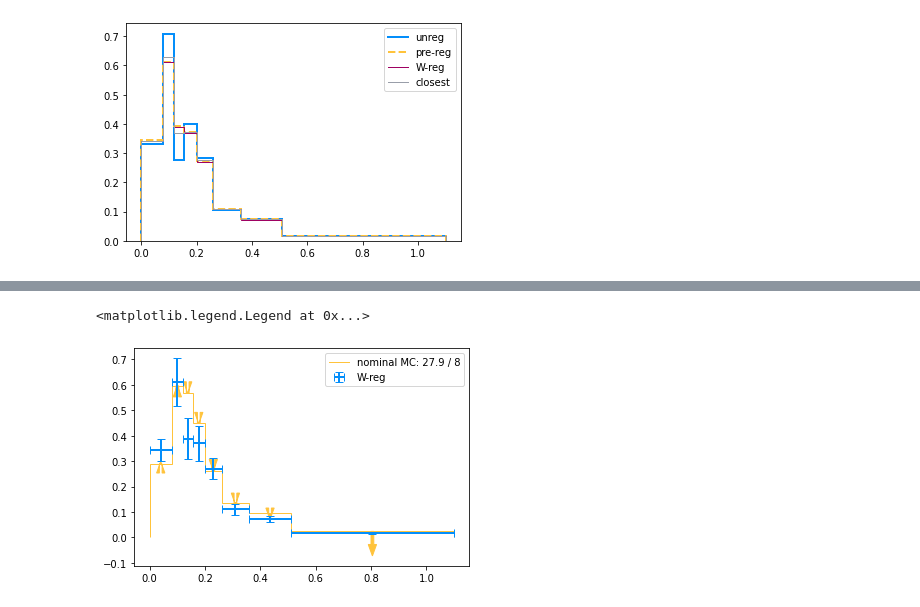
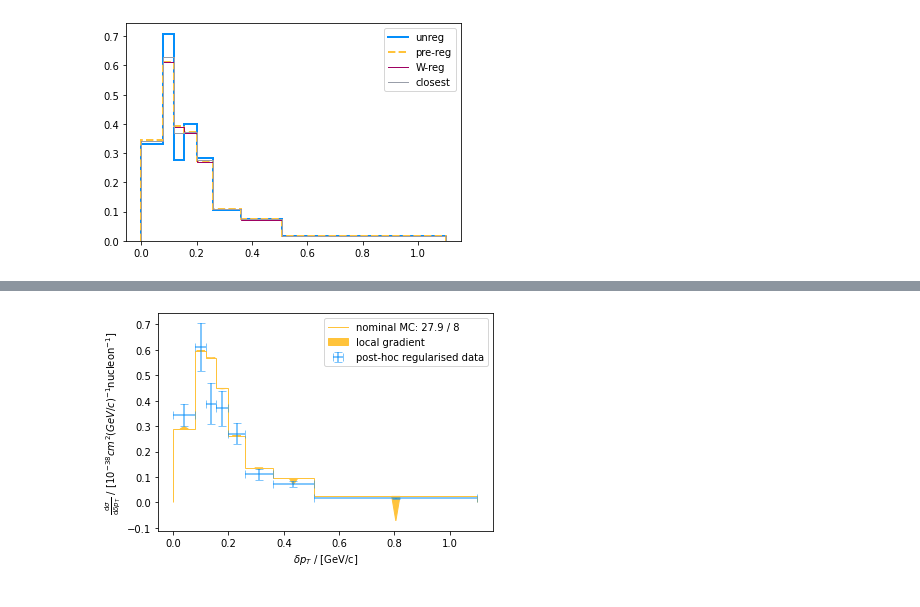
Before and after one commit to ast0815/regularisation, a Jupyter notebook: T2K_dpT.ipynb, the cells around one changed output, grey strips where cells are left out. Cells and saved outputs as stored; diff of their text form; code cells hidden in the pictures.

```diff
--- a/T2K_dpT.ipynb
+++ b/T2K_dpT.ipynb
@@ -98,7 +97,7 @@ plt.colorbar()
 [figure]
 # %%
 for x, tau in zip(regularised_list, tau_list):
-    plt.stairs(x, bins, label=fr"$\tau = {tau:3.1f}$")
+    plt.stairs(x, bins, label=rf"$\tau = {tau:3.1f}$")
 plt.stairs(*pre_regularised_h, label="pre-reg", linewidth=2, linestyle="dashed")
 plt.legend(ncol=2)
 # %% [output]
@@ -116,7 +115,7 @@ plt.plot(bias, jaggedness)
 plt.xlabel("bias")
 plt.ylabel("jaggedness")
 for x, y, tau in zip(bias, jaggedness, tau_list):
-    plt.annotate(fr"$\tau = {tau:.1f}$", (x, y))
+    plt.annotate(rf"$\tau = {tau:.1f}$", (x, y))
 # %% [output]
 [figure]
 # %%
@@ -163,7 +162,8 @@ plt.plot(bias, jaggedness, label="M distance$^2$")
 plt.plot(dist, jaggedness, label="W distance$^2$")
 plt.legend()
 plt.xlabel("bias")
-plt.ylabel("jaggedness")
+plt.ylabel(r"${\hat\theta}'^T Q_{1m} {\hat\theta}'$")
 for x, y, tau in zip(dist, jaggedness, tau_list):
-    plt.annotate(fr"$\tau = {tau:.1f}$", (x, y))
+    plt.annotate(rf"$\tau = {tau:.1f}$", (x, y))
+plt.savefig("figures/L-curve.pdf")
 # %% [output]
@@ -171,12 +171,14 @@ for x, y, tau in zip(dist, jaggedness, tau_list):
 # %%
 plt.plot(dist, diag_dist)
-plt.xlabel("regularisation bias $W^2_{reg}$")
-plt.ylabel("plot bias $W^2_{plot}$")
+plt.xlabel("regularisation bias $D^2_W$")
+plt.ylabel("plot bias $D^2_{W,plot}$")
 i_W = 0
 best = np.inf
 for i, (x, y, tau) in enumerate(zip(dist, diag_dist, tau_list)):
-    plt.annotate(fr"$\tau = {tau:.1f}$", (x, y))
+    plt.annotate(rf"$\tau = {tau:.1f}$", (x, y))
     if y < best:
         best = y
         i_W = i
+plt.savefig("figures/plot-L-curve.pdf")
+print(i_W, tau_list[i_W], best, np.sqrt(best))
 # %% [output]
@@ -266,35 +304,57 @@ plt.legend()
 # %%
 x = (bins[:-1] + bins[1:]) / 2
 xerr = (bins[1:] - bins[:-1]) / 2
 
 y = regularised_list[i_W]
 yerr = np.sqrt(np.diag(cov_list[i_W]))
 plt.errorbar(
-    x, y, yerr=yerr, xerr=xerr, label="W-reg", linewidth=2, linestyle="", capsize=4
+    x,
+    y,
+    yerr=yerr,
+    xerr=xerr,
+    label="post-hoc regularised data",
+    linewidth=2,
+    linestyle="",
+    capsize=4,
+    alpha=0.5,
 )
 
 A = A_list[i_W]
 reg_cov = cov_list[i_W]
 reg_cov_inv = np.linalg.inv(reg_cov)
 diff = y - A @ nominal
 chi = diff.T @ reg_cov_inv @ diff
 grad = A.T @ reg_cov_inv @ diff
 # grad = cov_unfolded_inv @ (unfolded_h[0] - nominal)
 # grad = np.linalg.inv(cov_unfolded[:-2,:-2]) @ (unfolded_h[0] - nominal)[:-2]
 # chi = (unfolded_h[0] - nominal)[:-2].T @ grad
 # grad[-1:] = 0
 grad /= np.linalg.norm(grad)
 grad *= 0.1
 
 plt.stairs(nominal, bins, label=f"nominal MC: {chi:.1f} / {len(grad)}")
 for ax, ay, dy in zip(x, nominal, grad):
-    plt.arrow(ax, ay, 0, dy, width=0.01, length_includes_head=True, color="C1")
+    ar = plt.arrow(
+        ax,
+        ay,
+        0,
+        dy,
+        head_width=0.03,
+        length_includes_head=True,
+        head_length=np.abs(dy),
+        color="C1",
+    )
+ar.set_label(f"local gradient")
 
-# plt.yscale("log")
+plt.xlabel(r"$\delta p_T$ / [GeV/c]")
+plt.ylabel(
+    r"$\frac{\mathrm{d}\sigma}{\mathrm{d}\delta p_T}\ /\ [10^{-38} cm^2 (GeV/c)^{-1} \mathrm{nucleon}^{-1}]$"
+)
 plt.legend()
+
+plt.savefig("figures/dpT-gradient.pdf")
 # %% [output]
-<matplotlib.legend.Legend at 0x...>
-[figure, old version]
+[figure, new version]
 # %%
 # data / MC
 norm = nominal
```
Also changed, not shown: parts of 8 cells of this notebook, 5 other files.
